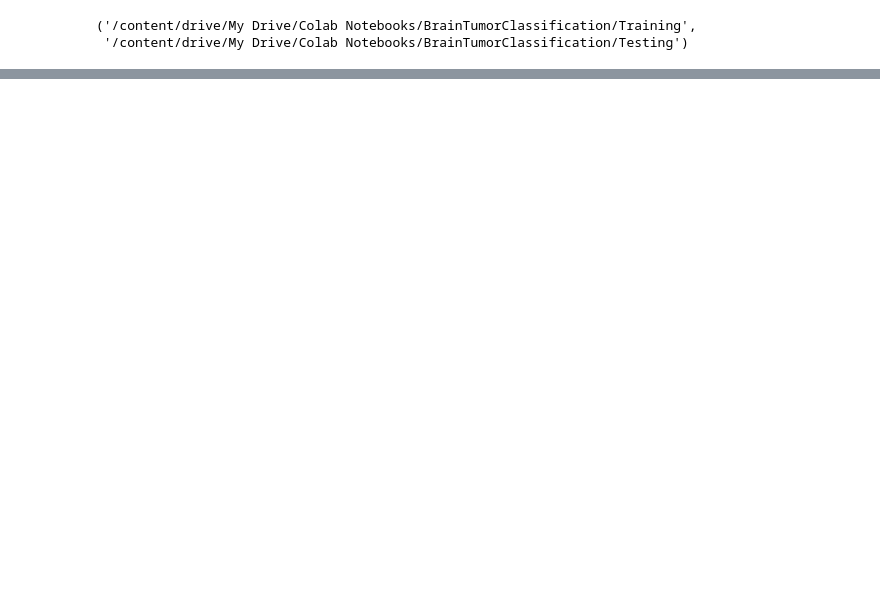
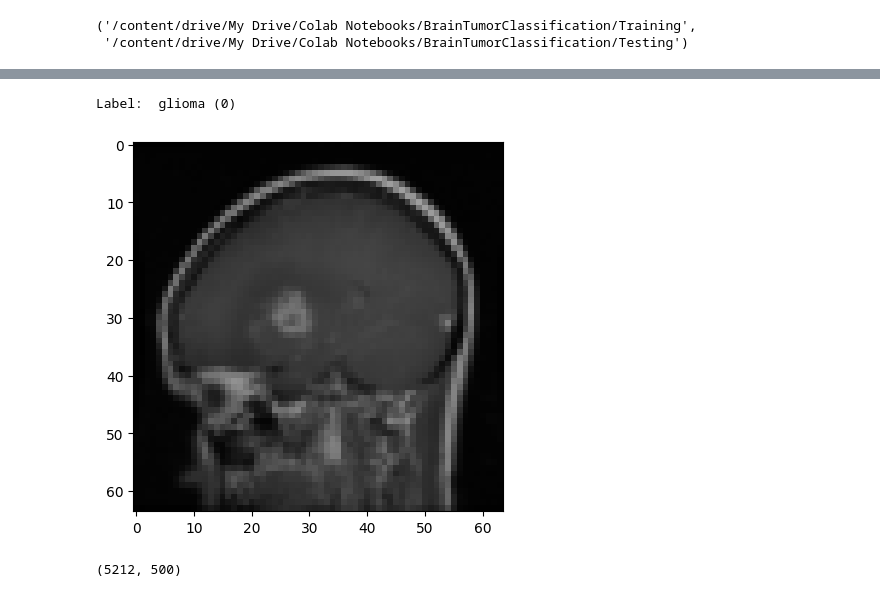
Before and after one commit to irkian/Brain_Tumor_Classifier, a Jupyter notebook: BrainTumorClassifier.ipynb, the cells around one changed output, grey strips where cells are left out. Saved outputs shown, nothing was run; the diff lists cells and outputs as text; code cells hidden in the pictures; blank space fills up the shorter version.

```diff
--- a/BrainTumorClassifier.ipynb
+++ b/BrainTumorClassifier.ipynb
@@ -772,0 +97,5 @@ plot_loss_curve(model_0_results)
+# %%
+show_example(*dataset[1099])
+# %% [output]
+Label:  glioma (0)
+[figure, added]
@@ -772,0 +105,8 @@ plot_loss_curve(model_0_results)
+# %%
+val_size = 500
+train_size = len(dataset) - val_size
+
+train_ds, val_ds = random_split(dataset, [train_size, val_size])
+len(train_ds), len(val_ds)
+# %% [output]
+(5212, 500)
```
Also changed, not shown: parts of 80 cells of this notebook.
